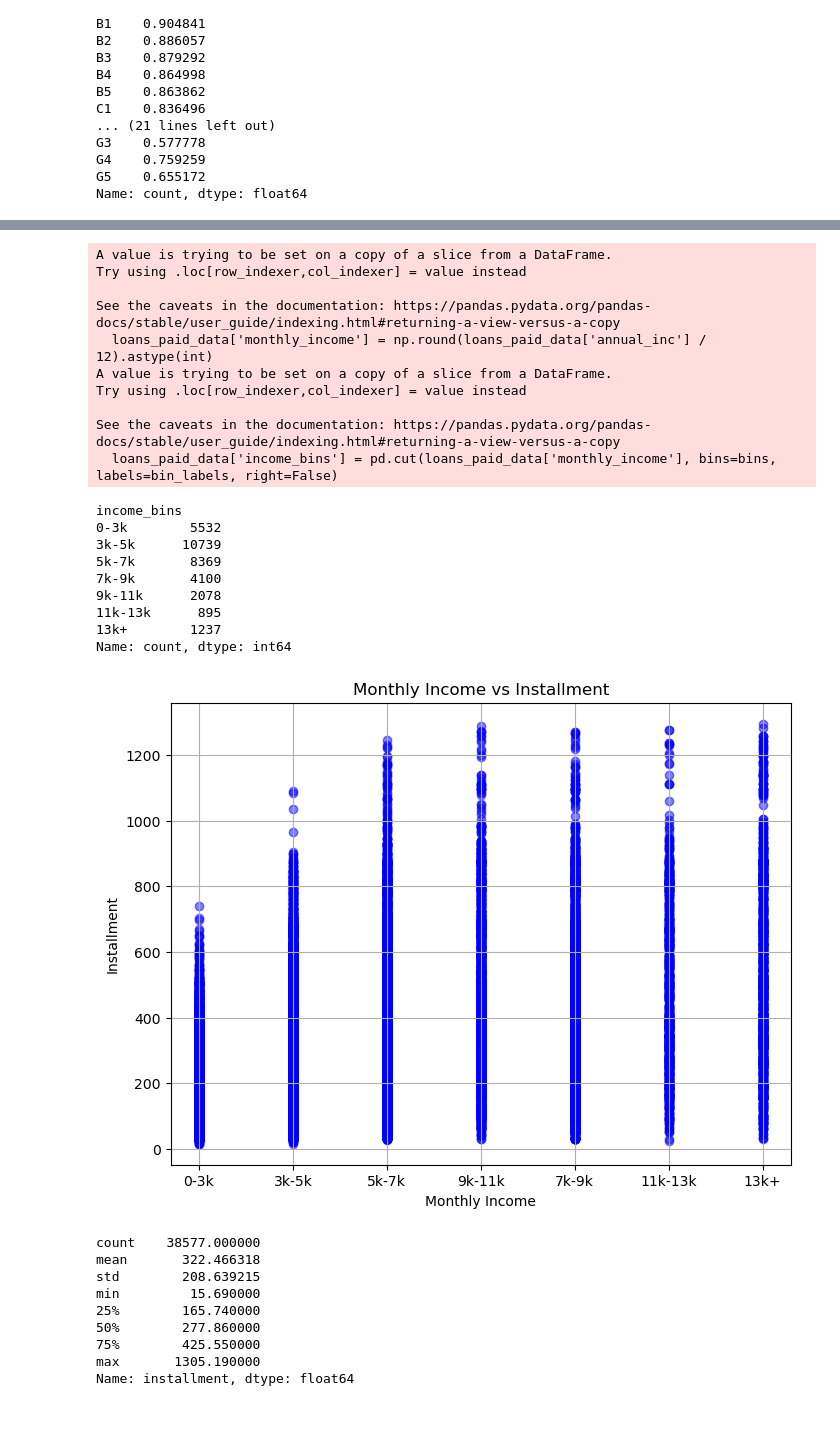
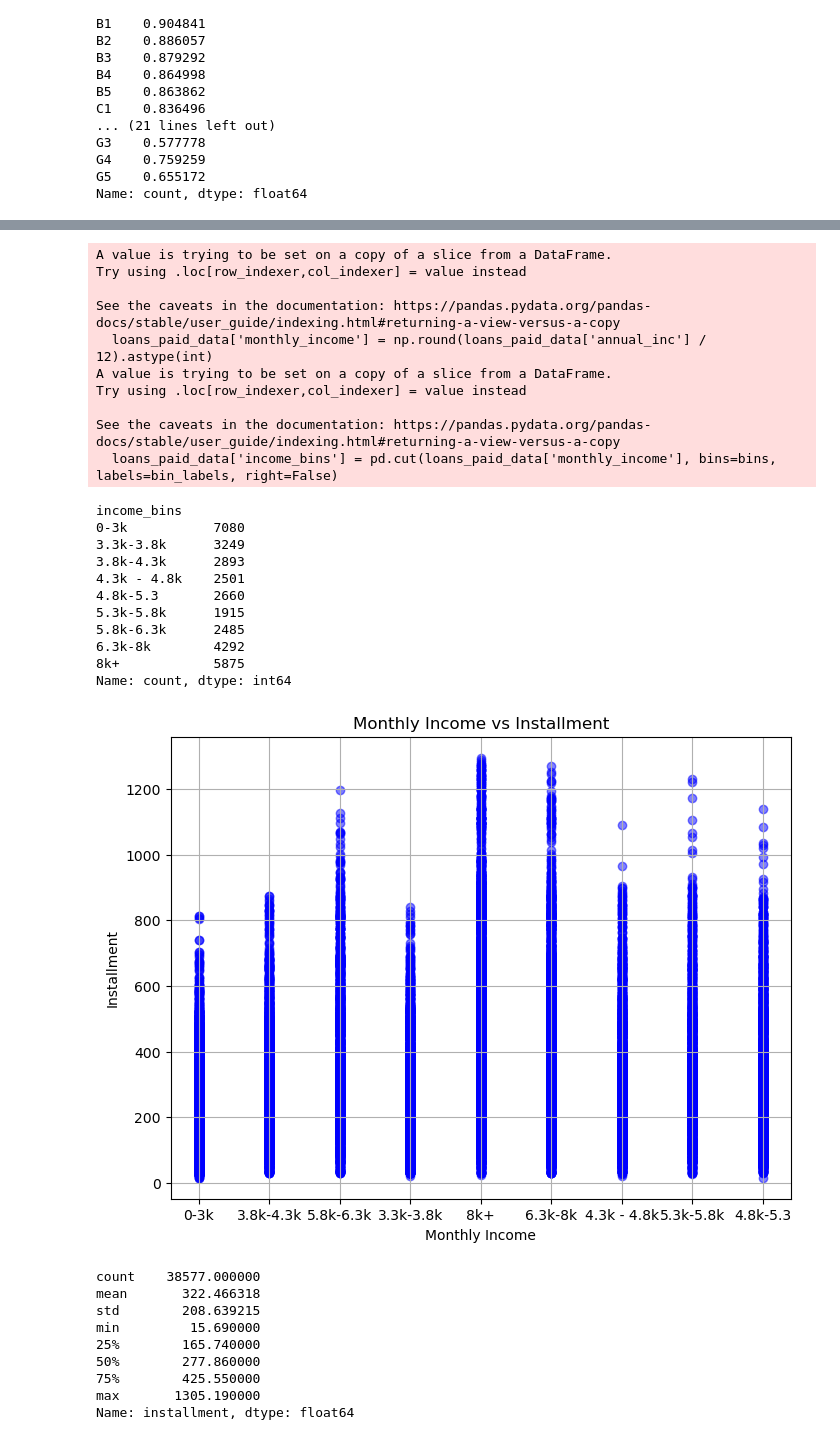
Before and after one commit to Rawoof821/LendingclubCaseStudy, a Jupyter notebook: Neha_Rawoof_LendingCaseStudy.ipynb, the cells around one changed output, grey strips where cells are left out. Saved outputs shown, nothing was run; the diff lists cells and outputs as text; code cells hidden in the pictures.

```diff
--- a/Neha_Rawoof_LendingCaseStudy.ipynb
+++ b/Neha_Rawoof_LendingCaseStudy.ipynb
@@ -1158,51 +1188,54 @@ plt.show()
 loans_paid_data['monthly_income'] = np.round(loans_paid_data['annual_inc'] / 12).astype(int)
 loans_paid_data['monthly_income'].value_counts()
 
+
 # Define the bins
-bins = [0, 3000, 5000, 7000, 9000, 11000, 13000, float('inf')]
+bins = [0, 3300, 3800, 4300, 4800, 5300, 5800, 6300, 8000, float('inf')]
 
 # Define labels for the bins
-bin_labels = ['0-3k', '3k-5k', '5k-7k', '7k-9k', '9k-11k', '11k-13k', '13k+']
+bin_labels = ['0-3k', '3.3k-3.8k', '3.8k-4.3k', '4.3k - 4.8k','4.8k-5.3', '5.3k-5.8k', '5.8k-6.3k', '6.3k-8k', '8k+']
 
 # Cut the data into bins
 loans_paid_data['income_bins'] = pd.cut(loans_paid_data['monthly_income'], bins=bins, labels=bin_labels, right=False)
 
 # Count the number of records in each bin
 bin_counts = loans_paid_data['income_bins'].value_counts().sort_index()
 
 # Print or return the bin counts
 print(bin_counts)
 
 
 # Plotting monthly income vs installment for 'loans_paid_data'
 plt.figure(figsize=(8, 6))
 plt.scatter(loans_paid_data['income_bins'], loans_paid_data['installment'], color='b', alpha=0.5)
 plt.title('Monthly Income vs Installment')
 plt.xlabel('Monthly Income')
 plt.ylabel('Installment')
 plt.grid(True)
 plt.show()
 # %% [output]
 A value is trying to be set on a copy of a slice from a DataFrame.
 Try using .loc[row_indexer,col_indexer] = value instead
 
 See the caveats in the documentation: https://pandas.pydata.org/pandas-docs/stable/user_guide/indexing.html#returning-a-view-versus-a-copy
   loans_paid_data['monthly_income'] = np.round(loans_paid_data['annual_inc'] / 12).astype(int)
 A value is trying to be set on a copy of a slice from a DataFrame.
 Try using .loc[row_indexer,col_indexer] = value instead
 
 See the caveats in the documentation: https://pandas.pydata.org/pandas-docs/stable/user_guide/indexing.html#returning-a-view-versus-a-copy
   loans_paid_data['income_bins'] = pd.cut(loans_paid_data['monthly_income'], bins=bins, labels=bin_labels, right=False)
 income_bins
-0-3k        5532
-3k-5k      10739
-5k-7k       8369
-7k-9k       4100
-9k-11k      2078
-11k-13k      895
-13k+        1237
+0-3k           7080
+3.3k-3.8k      3249
+3.8k-4.3k      2893
+4.3k - 4.8k    2501
+4.8k-5.3       2660
+5.3k-5.8k      1915
+5.8k-6.3k      2485
+6.3k-8k        4292
+8k+            5875
 Name: count, dtype: int64
-[figure, old version]
+[figure, new version]
 # %%
 v_loan_data['installment'].describe()
 # %% [output]
```
Also changed, not shown: parts of 34 cells of this notebook.
